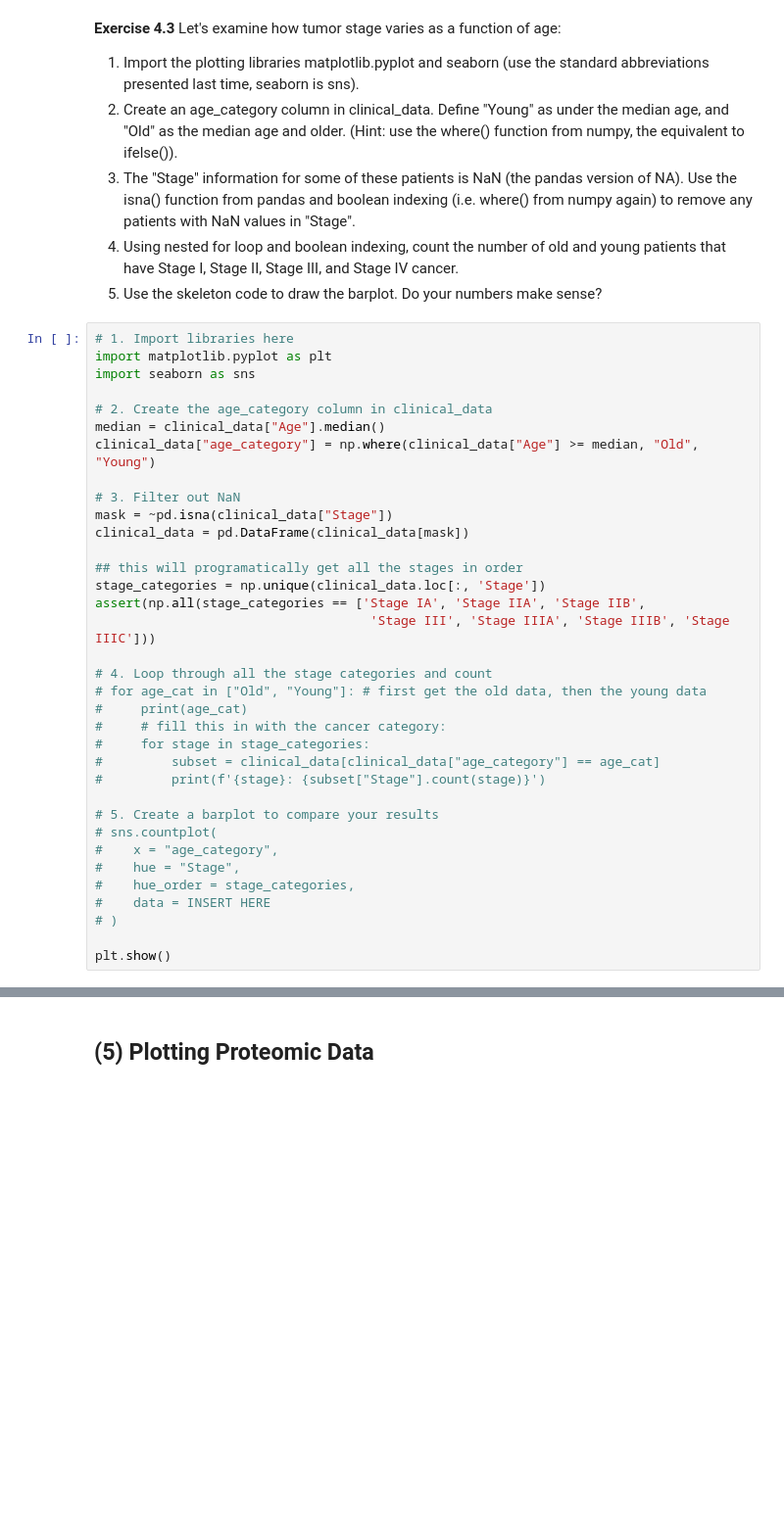
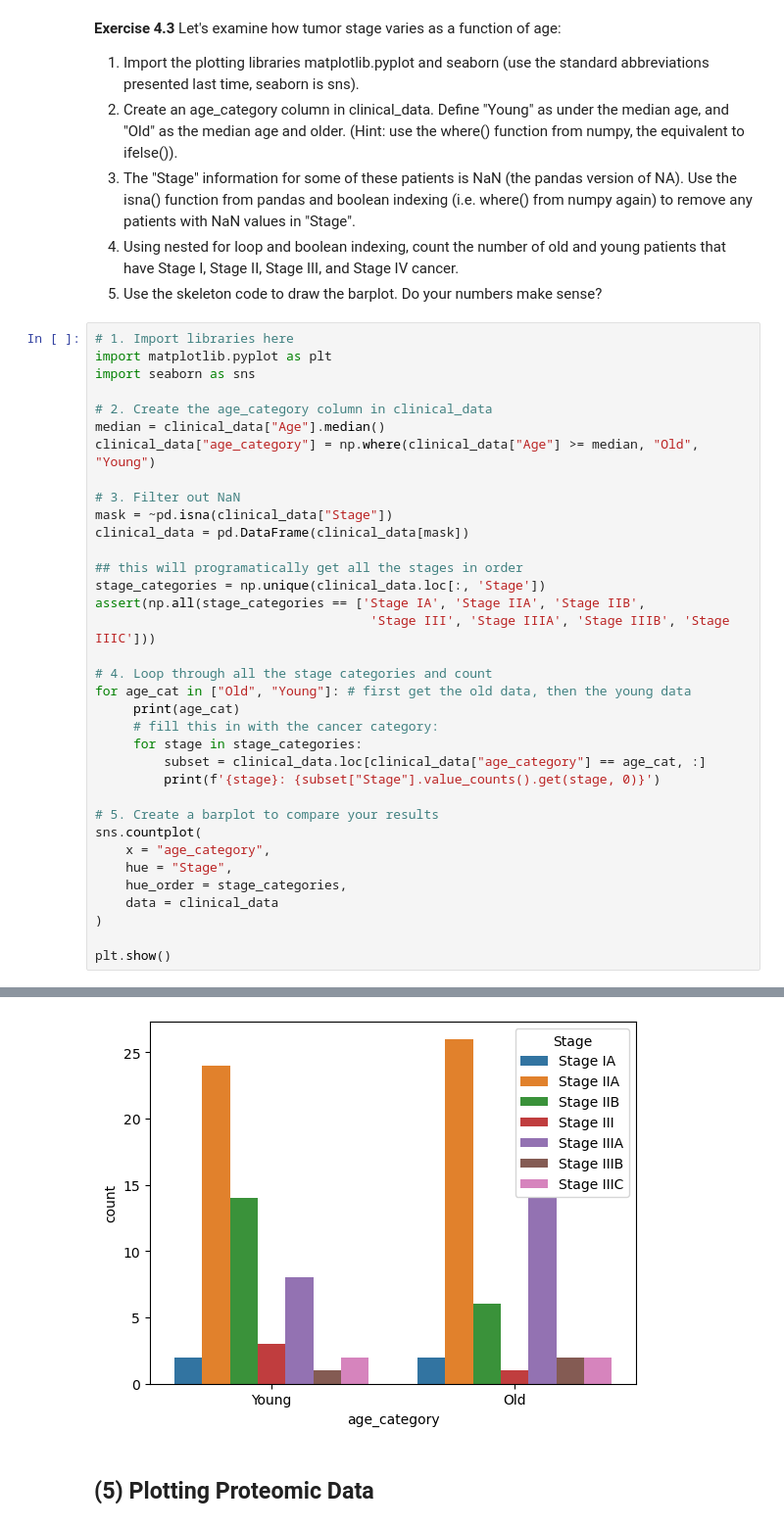
Before and after one commit to jnwangg/qbio_490_justinwang, a Jupyter notebook: week9_python/Intro_to_CPTAC.ipynb, the cells around one changed output, grey strips where cells are left out. Shown at 98% size. Cells and saved outputs as stored; diff of their text form; blank space fills up the shorter version.

```diff
--- a/week9_python/Intro_to_CPTAC.ipynb
+++ b/week9_python/Intro_to_CPTAC.ipynb
@@ -446,19 +436,20 @@ assert(np.all(stage_categories == ['Stage IA', 'Stage IIA', 'Stage IIB',
                                     'Stage III', 'Stage IIIA', 'Stage IIIB', 'Stage IIIC']))
 
 # 4. Loop through all the stage categories and count
-# for age_cat in ["Old", "Young"]: # first get the old data, then the young data
-#     print(age_cat)
-#     # fill this in with the cancer category:
-#     for stage in stage_categories:
-#         subset = clinical_data[clinical_data["age_category"] == age_cat]
-#         print(f'{stage}: {subset["Stage"].count(stage)}')
+for age_cat in ["Old", "Young"]: # first get the old data, then the young data
+     print(age_cat)
+     # fill this in with the cancer category:
+     for stage in stage_categories:
+         subset = clinical_data.loc[clinical_data["age_category"] == age_cat, :]
+         print(f'{stage}: {subset["Stage"].value_counts().get(stage, 0)}')
 
 # 5. Create a barplot to compare your results
-# sns.countplot(
-#    x = "age_category",
-#    hue = "Stage",
-#    hue_order = stage_categories,
-#    data = INSERT HERE
-# )
+sns.countplot(
+    x = "age_category",
+    hue = "Stage",
+    hue_order = stage_categories,
+    data = clinical_data
+)
 
 plt.show()
+# %% [output]
@@ -465,3 +472,4 @@ plt.show()
+[figure, added]
 # %% [markdown]
 ## (5) Plotting Proteomic Data
 # %% [markdown]
```
Also changed, not shown: parts of 12 cells of this notebook.
